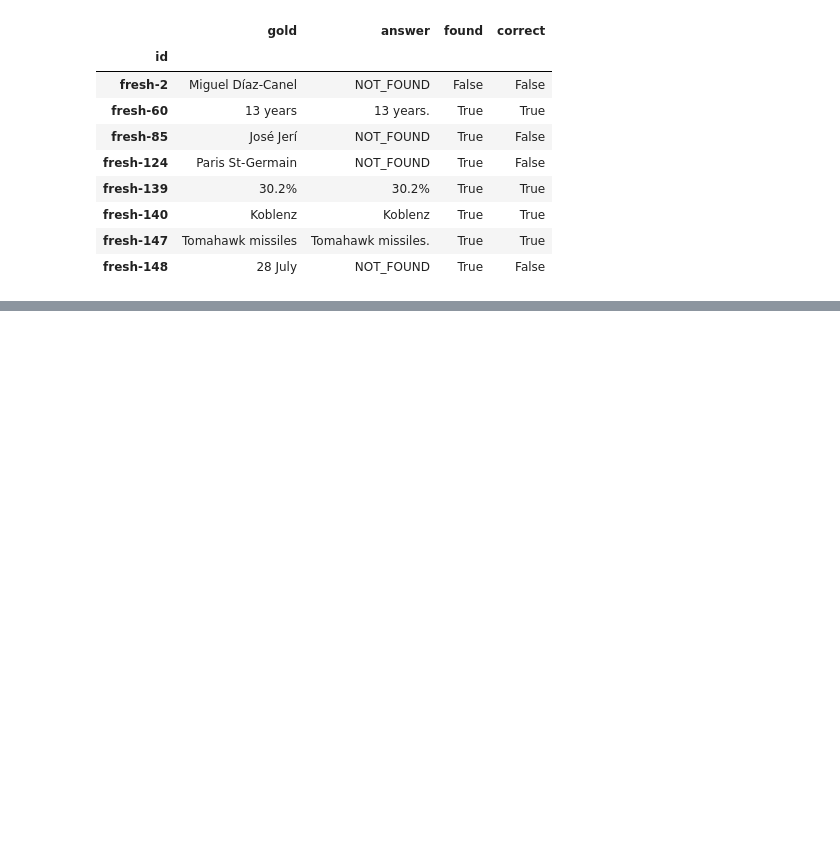
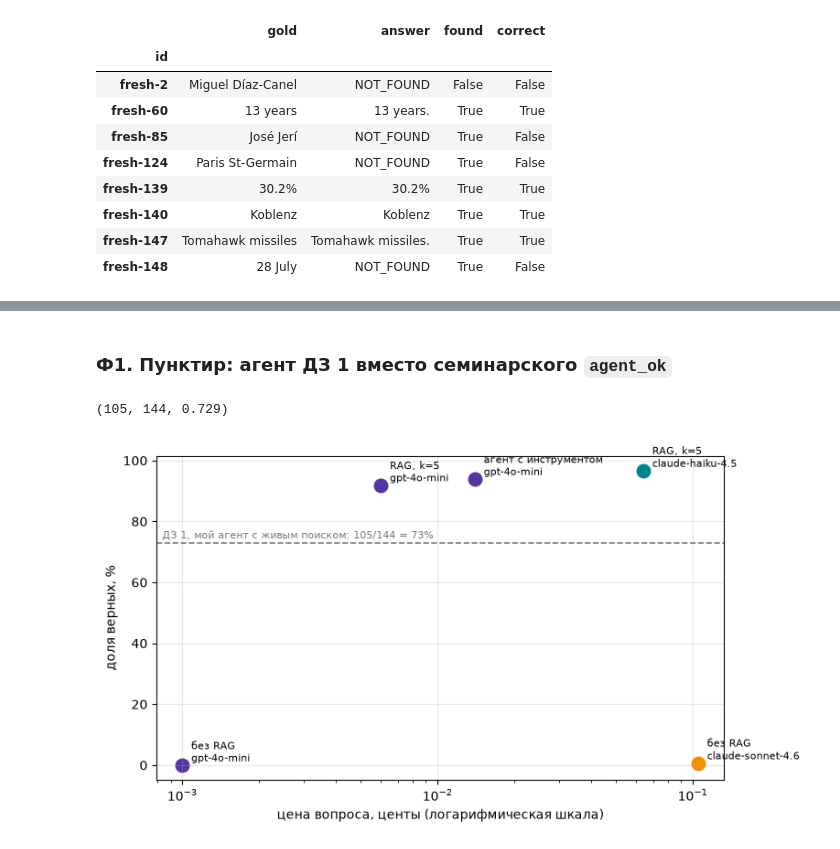
Before and after one commit to OGrabar/ai_agents, a Jupyter notebook: hw2/seminar02_skeleton.ipynb, the cells around one changed output, grey strips where cells are left out. Saved outputs shown, nothing was run; the diff lists cells and outputs as text; code cells hidden in the pictures; blank space fills up the shorter version.

Commit message:
Address homework 2 review: own baseline on the chart, FINAL-based refusals, in-period unanswerable questions, fair chunking comparison

```diff
--- a/hw2/seminar02_skeleton.ipynb
+++ b/hw2/seminar02_skeleton.ipynb
@@ -939,0 +949,17 @@ cheap(para_results).set_index("id").loc[refused_lines, ["gold", "answer", "found
+# %% [markdown]
+### Ф1. Пунктир: агент ДЗ 1 вместо семинарского `agent_ok`
+# %%
+saved = pd.read_csv("results_raw.csv")
+REWRITTEN_HW1 = ["fresh-133", "fresh-136", "fresh-138", "fresh-146", "fresh-150"]  # переписаны после ДЗ 1, ответов на новые формулировки нет
+hw1_questions = {t["id"]: t["question"] for t in map(json.loads, Path("../hw1/data/fresh.jsonl").read_text(encoding="utf-8").splitlines()) }
+by_question = {t["question"]: t for t in tasks}
+hw1 = pd.read_csv("../hw1/results_raw_full.csv").query("config == 'wiki search+page'")
+hw1 = hw1[~hw1["id"].isin(REWRITTEN_HW1)]
+pairs = [(by_question[hw1_questions[i]], "" if pd.isna(a) else str(a)) for i, a in zip(hw1["id"], hw1["answer"]) if hw1_questions.get(i) in by_question]
+hw1_ok = sum(matches(t, a) for t, a in pairs)  # у ответов ДЗ 1 нет строки FINAL, поэтому проверяется весь текст
+last_week = hw1_ok / len(pairs)
+money_chart(report(saved), "img/money_all.png", baseline=(f"ДЗ 1, мой агент с живым поиском: {hw1_ok}/{len(pairs)} = {last_week:.0%}", last_week))
+hw1_ok, len(pairs), round(last_week, 3)
+# %% [output]
+(105, 144, 0.729)
+[figure, added]
```
Also changed, not shown: parts of 9 cells of this notebook, 6 other files.
